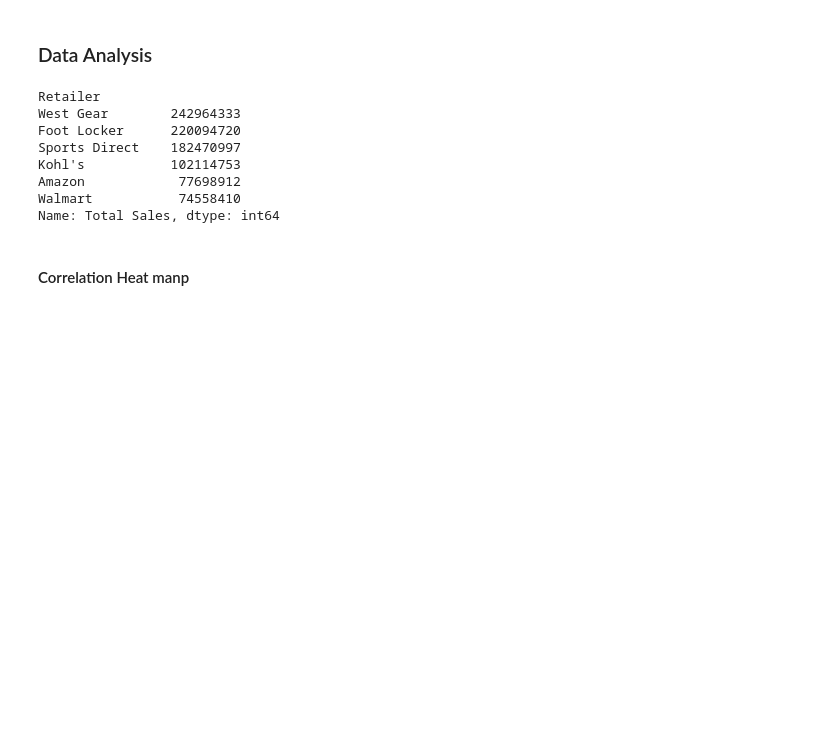
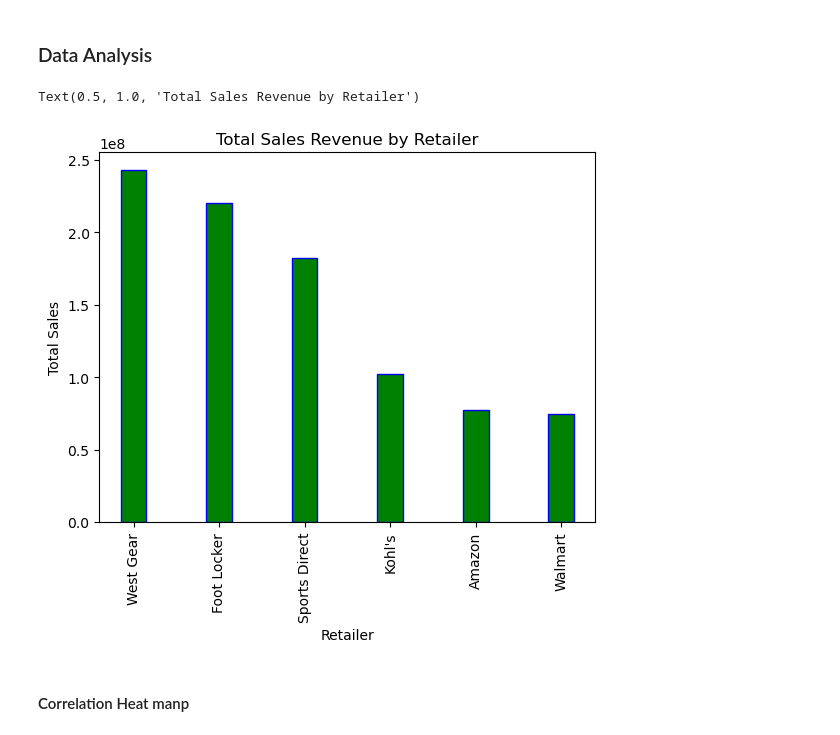
Before and after one commit to sha1129/Data_Exploration, a Jupyter notebook: 2 Adidas Mock Data.ipynb, the cells around one changed output. Cells and saved outputs as stored; diff of their text form; code cells hidden in the pictures; blank space fills up the shorter version.

Commit message:
minor change: plot total sales

```diff
--- a/2 Adidas Mock Data.ipynb
+++ b/2 Adidas Mock Data.ipynb
@@ -10,7 +10,7 @@ from sklearn.linear_model import LinearRegression
 from sklearn.model_selection import train_test_split
 from sklearn.metrics import r2_score
 # %%
-a_mockData_df = pd.read_csv(...\Adidas Sample Sales.csv")
+a_mockData_df = pd.read_csv()
 # %%
 # Memory usage
 
@@ -169,22 +169,24 @@ a_mockData_df.describe()
 # %%
 # Retailer Performance
 (
     a_mockData_df
     .groupby('Retailer')
     ['Total Sales']
     .sum()
     .sort_values(ascending=False)
+    .plot(kind= 'bar',width = 0.3, color ='green', edgecolor='blue')
 
 )
+
+
+
+# Adding labels and title
+plt.xlabel('Retailer')
+plt.ylabel('Total Sales')
+plt.title('Total Sales Revenue by Retailer')
 # %% [output]
-Retailer
-West Gear        242964333
-Foot Locker      220094720
-Sports Direct    182470997
-Kohl's           102114753
-Amazon            77698912
-Walmart           74558410
-Name: Total Sales, dtype: int64
+Text(0.5, 1.0, 'Total Sales Revenue by Retailer')
+[figure, added]
 # %% [markdown]
 #### Correlation Heat manp
 # %%
```
